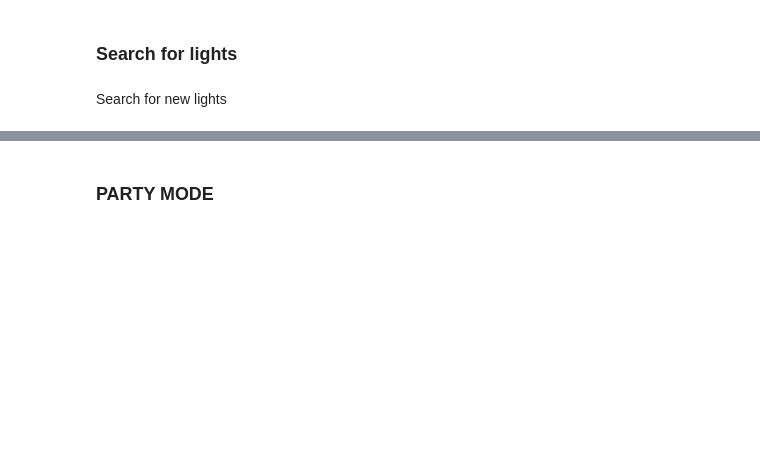
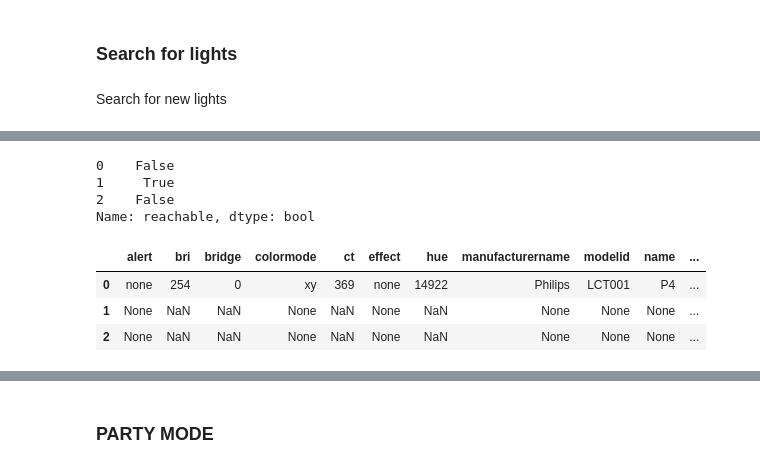
Before and after one commit to rethore/kunst, a Jupyter notebook: notebooks/Setting up lights outside in Faelleshuset.ipynb, the cells around one changed output, grey strips where cells are left out. Saved outputs shown, nothing was run; the diff lists cells and outputs as text; code cells hidden in the pictures; blank space fills up the shorter version.

```diff
--- a/notebooks/Setting up lights outside in Faelleshuset.ipynb
+++ b/notebooks/Setting up lights outside in Faelleshuset.ipynb
@@ -148,0 +156,11 @@ for k, v in lamps.items():
+# %%
+lamps = update_state()
+for k,v in lamps.items():
+    print(k,'-----')
+    for l,m in v.items():
+        print(l, m['state']['reachable'], m['name'], m['bridge'], m['relid'])
+        if m['reachable']:
+            put(m['bridge'], 'lights/%s/state'%(m['relid']), {"on":True, "sat":1, "bri":254,"hue":5000})
+            time.sleep(0.5)
+            print(get(m['bridge'], 'lights/%s'%(m['relid'])))
+            time.sleep(0.5)
@@ -148,0 +321,4 @@ for k, v in lamps.items():
+# %%
+s = SvalinMetaBridge()
+# %%
+s.update_state()
@@ -148,0 +347,5 @@ for k, v in lamps.items():
+# %%
+s.update_state()
+for name, uid in s.all_ellipse():
+    print(uid, s.lamps[uid][0]['name'], s.invert(s.lamps[uid])['reachable'], any(s.invert(s.lamps[uid])['reachable']))
+    s.set_RBG(name, 1.0, 1.0, 1.0, check=False)
@@ -148,0 +371,14 @@ for k, v in lamps.items():
+# %%
+s.P1.reachable
+# %% [output]
+0    False
+1     True
+2    False
+Name: reachable, dtype: bool
+# %%
+s.P4
+# %% [output]
+|  | alert | bri | bridge | colormode | ct | effect | hue | manufacturername | modelid | name | ... |
+| 0 | none | 254 | 0 | xy | 369 | none | 14922 | Philips | LCT001 | P4 | ... |
+| 1 | None | NaN | NaN | None | NaN | None | NaN | None | None | None | ... |
+| 2 | None | NaN | NaN | None | NaN | None | NaN | None | None | None | ... |
```
Also changed, not shown: parts of 43 cells of this notebook, 2 other files.
